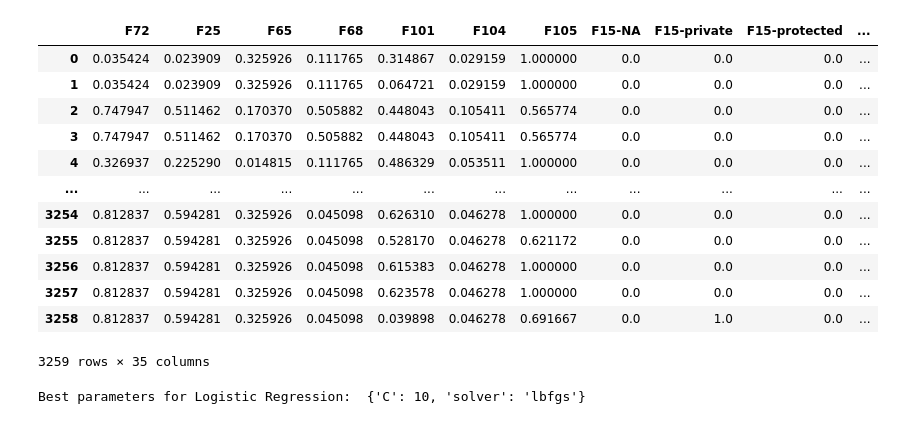
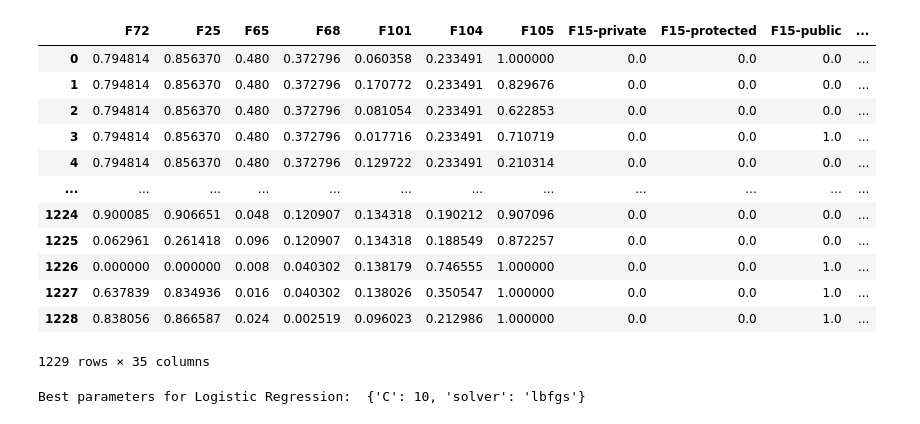
Before and after one commit to nhatnguyen1122/ML4SE, a Jupyter notebook: coding/Ant_training.ipynb, the cells around one changed output. Drawn from its saved outputs; the diff is of its cells as text; code cells hidden in the pictures.

```diff
--- a/coding/Ant_training.ipynb
+++ b/coding/Ant_training.ipynb
@@ -8,22 +8,22 @@ from sklearn.ensemble import RandomForestClassifier
 from sklearn.metrics import accuracy_score, precision_score, recall_score, f1_score, roc_auc_score
 from sklearn.model_selection import GridSearchCV
 # %%
-train_data = pd.read_csv("../dataset/lucence_train.csv")
-test_data = pd.read_csv("../dataset/lucence_test.csv")
+train_data = pd.read_csv("../dataset/ant_train.csv")
+test_data = pd.read_csv("../dataset/ant_test.csv")
 
 train_data
 # %% [output]
-|  | F72 | F25 | F65 | F68 | F101 | F104 | F105 | F15-NA | F15-private | F15-protected | ... |
-| 0 | 0.035424 | 0.023909 | 0.325926 | 0.111765 | 0.314867 | 0.029159 | 1.000000 | 0.0 | 0.0 | 0.0 | ... |
-| 1 | 0.035424 | 0.023909 | 0.325926 | 0.111765 | 0.064721 | 0.029159 | 1.000000 | 0.0 | 0.0 | 0.0 | ... |
-| 2 | 0.747947 | 0.511462 | 0.170370 | 0.505882 | 0.448043 | 0.105411 | 0.565774 | 0.0 | 0.0 | 0.0 | ... |
-| 3 | 0.747947 | 0.511462 | 0.170370 | 0.505882 | 0.448043 | 0.105411 | 0.565774 | 0.0 | 0.0 | 0.0 | ... |
-| 4 | 0.326937 | 0.225290 | 0.014815 | 0.111765 | 0.486329 | 0.053511 | 1.000000 | 0.0 | 0.0 | 0.0 | ... |
+|  | F72 | F25 | F65 | F68 | F101 | F104 | F105 | F15-private | F15-protected | F15-public | ... |
+| 0 | 0.794814 | 0.856370 | 0.480 | 0.372796 | 0.060358 | 0.233491 | 1.000000 | 0.0 | 0.0 | 0.0 | ... |
+| 1 | 0.794814 | 0.856370 | 0.480 | 0.372796 | 0.170772 | 0.233491 | 0.829676 | 0.0 | 0.0 | 0.0 | ... |
+| 2 | 0.794814 | 0.856370 | 0.480 | 0.372796 | 0.081054 | 0.233491 | 0.622853 | 0.0 | 0.0 | 0.0 | ... |
+| 3 | 0.794814 | 0.856370 | 0.480 | 0.372796 | 0.017716 | 0.233491 | 0.710719 | 0.0 | 0.0 | 1.0 | ... |
+| 4 | 0.794814 | 0.856370 | 0.480 | 0.372796 | 0.129722 | 0.233491 | 0.210314 | 0.0 | 0.0 | 0.0 | ... |
 | ... | ... | ... | ... | ... | ... | ... | ... | ... | ... | ... | ... |
-| 3254 | 0.812837 | 0.594281 | 0.325926 | 0.045098 | 0.626310 | 0.046278 | 1.000000 | 0.0 | 0.0 | 0.0 | ... |
-| 3255 | 0.812837 | 0.594281 | 0.325926 | 0.045098 | 0.528170 | 0.046278 | 0.621172 | 0.0 | 0.0 | 0.0 | ... |
-| 3256 | 0.812837 | 0.594281 | 0.325926 | 0.045098 | 0.615383 | 0.046278 | 1.000000 | 0.0 | 0.0 | 0.0 | ... |
-| 3257 | 0.812837 | 0.594281 | 0.325926 | 0.045098 | 0.623578 | 0.046278 | 1.000000 | 0.0 | 0.0 | 0.0 | ... |
-| 3258 | 0.812837 | 0.594281 | 0.325926 | 0.045098 | 0.039898 | 0.046278 | 0.691667 | 0.0 | 1.0 | 0.0 | ... |
+| 1224 | 0.900085 | 0.906651 | 0.048 | 0.120907 | 0.134318 | 0.190212 | 0.907096 | 0.0 | 0.0 | 0.0 | ... |
+| 1225 | 0.062961 | 0.261418 | 0.096 | 0.120907 | 0.134318 | 0.188549 | 0.872257 | 0.0 | 0.0 | 0.0 | ... |
+| 1226 | 0.000000 | 0.000000 | 0.008 | 0.040302 | 0.138179 | 0.746555 | 1.000000 | 0.0 | 0.0 | 1.0 | ... |
+| 1227 | 0.637839 | 0.834936 | 0.016 | 0.040302 | 0.138026 | 0.350547 | 1.000000 | 0.0 | 0.0 | 1.0 | ... |
+| 1228 | 0.838056 | 0.866587 | 0.024 | 0.002519 | 0.096023 | 0.212986 | 1.000000 | 0.0 | 0.0 | 1.0 | ... |
-3259 rows × 35 columns
+1229 rows × 35 columns
 # %%
```
Also changed, not shown: parts of 8 cells of this notebook, 4 other files.
